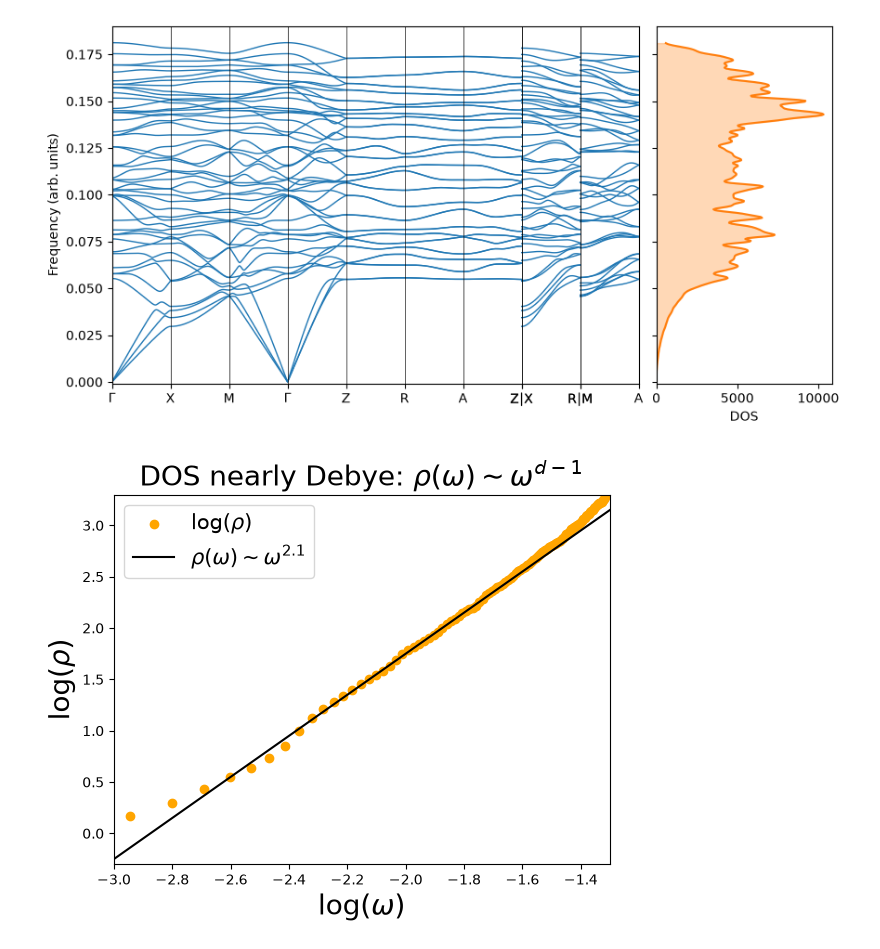
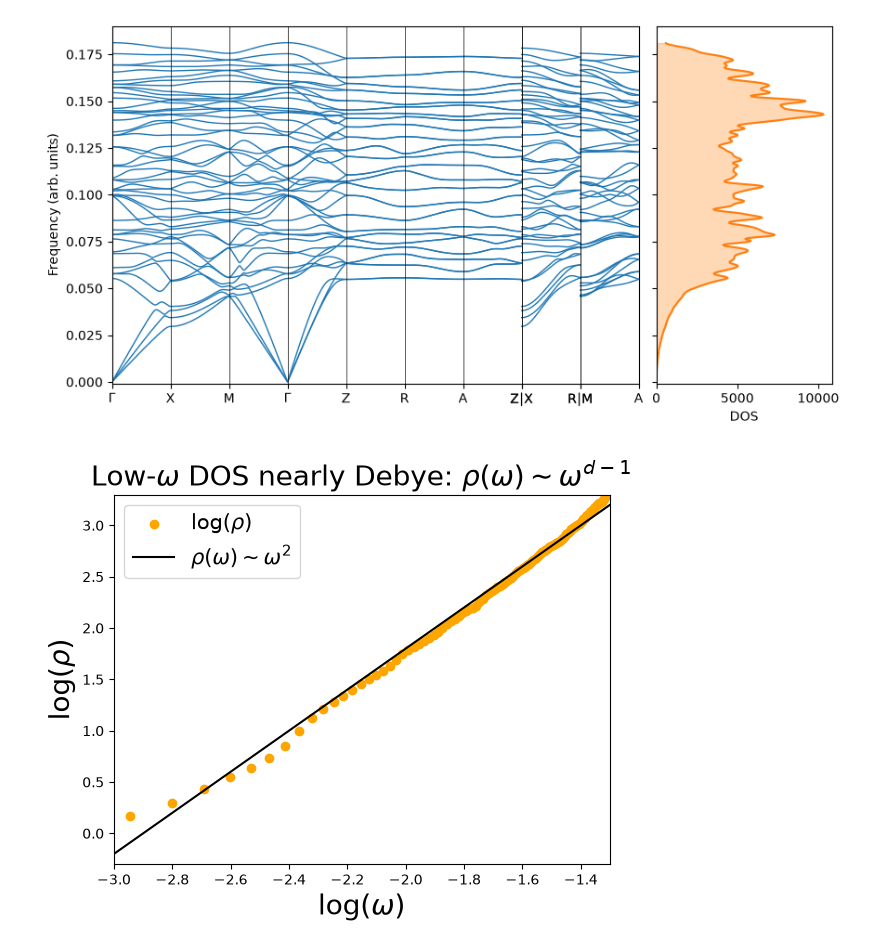
Before and after one commit to prism-science/goodvibes, a Jupyter notebook: sandbox/other-steve/hessian-terse.ipynb, the cells around one changed output. Drawn from its saved outputs; the diff is of its cells as text; code cells hidden in the pictures.

```diff
--- a/sandbox/other-steve/hessian-terse.ipynb
+++ b/sandbox/other-steve/hessian-terse.ipynb
@@ -253,13 +253,14 @@ dynamat.plot_bands_and_dos(bands, xs, ticks, ticklabels, -0.001, 0.19, breaks, c
 # %%
 plt.scatter(np.log10(centers[:150]), np.log10(dos[:150]),c='orange')
 xs = np.arange(-4,-1,0.001)
-ys = 2*xs+5.75
+ys = 2*xs+5.8
 plt.plot(xs,ys, c='k')
 plt.xlim(-3,-1.3)
 plt.ylim(-0.3,3.3)
 plt.xlabel('log($\\omega$)', fontsize=20)
 plt.ylabel('log($\\rho$)', fontsize=20)
-plt.legend(['log($\\rho$)', '$\\rho(\\omega)\\sim \\omega^{2.1}$'],fontsize=15)
-plt.title('DOS nearly Debye: $\\rho(\\omega)\\sim\\omega^{d-1}$',fontsize=20);
+plt.legend(['log($\\rho$)', '$\\rho(\\omega)\\sim \\omega^{2}$'],fontsize=15)
+plt.title('Low-$\\omega$ DOS nearly Debye: $\\rho(\\omega)\\sim\\omega^{d-1}$',fontsize=20);
+plt.savefig('mac1_dos_debye.png', dpi=300)
 # %% [output]
-[figure, old version]
+[figure, new version]
```
Also changed, not shown: parts of 3 cells of this notebook, 5 other files.
